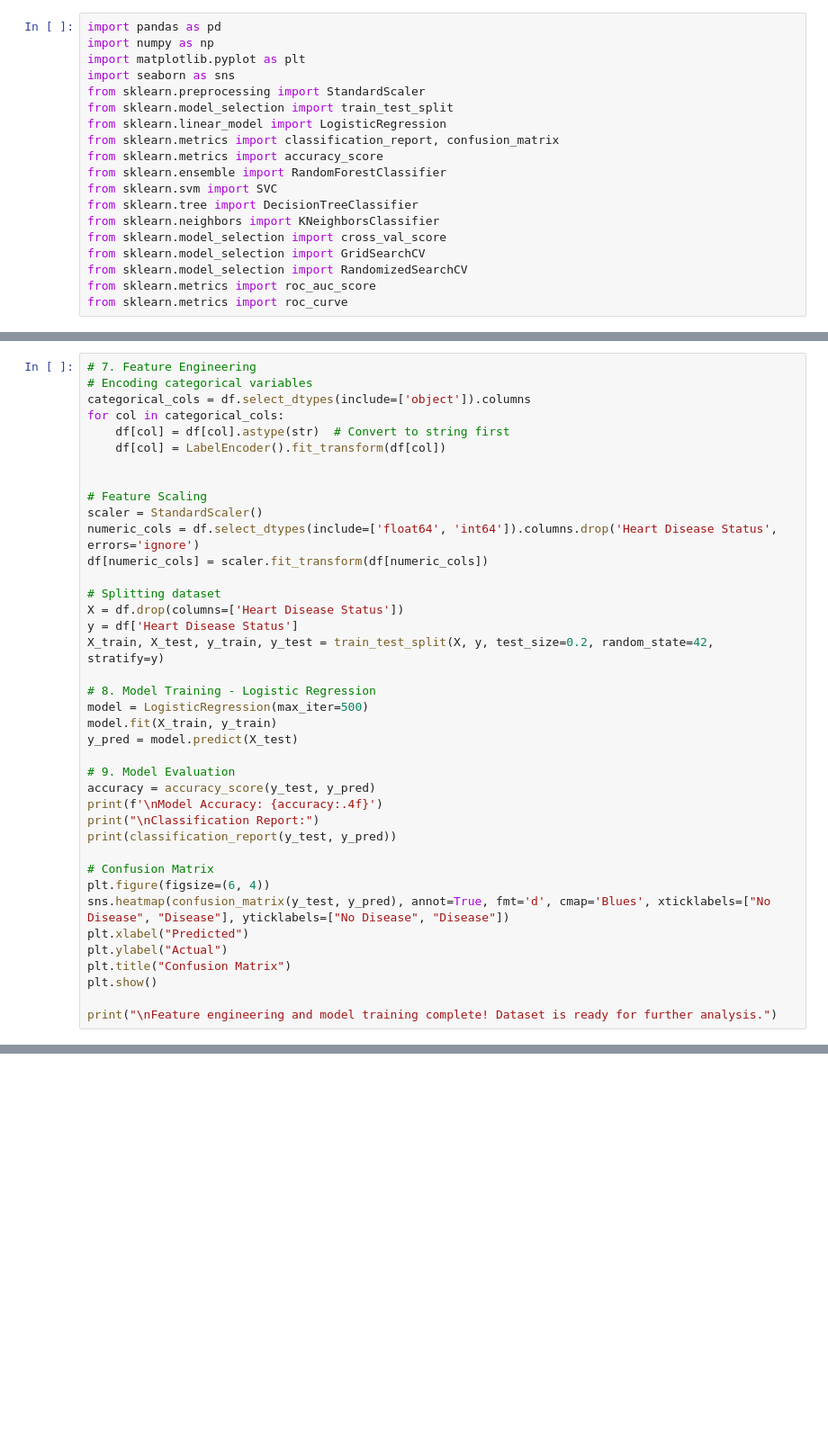
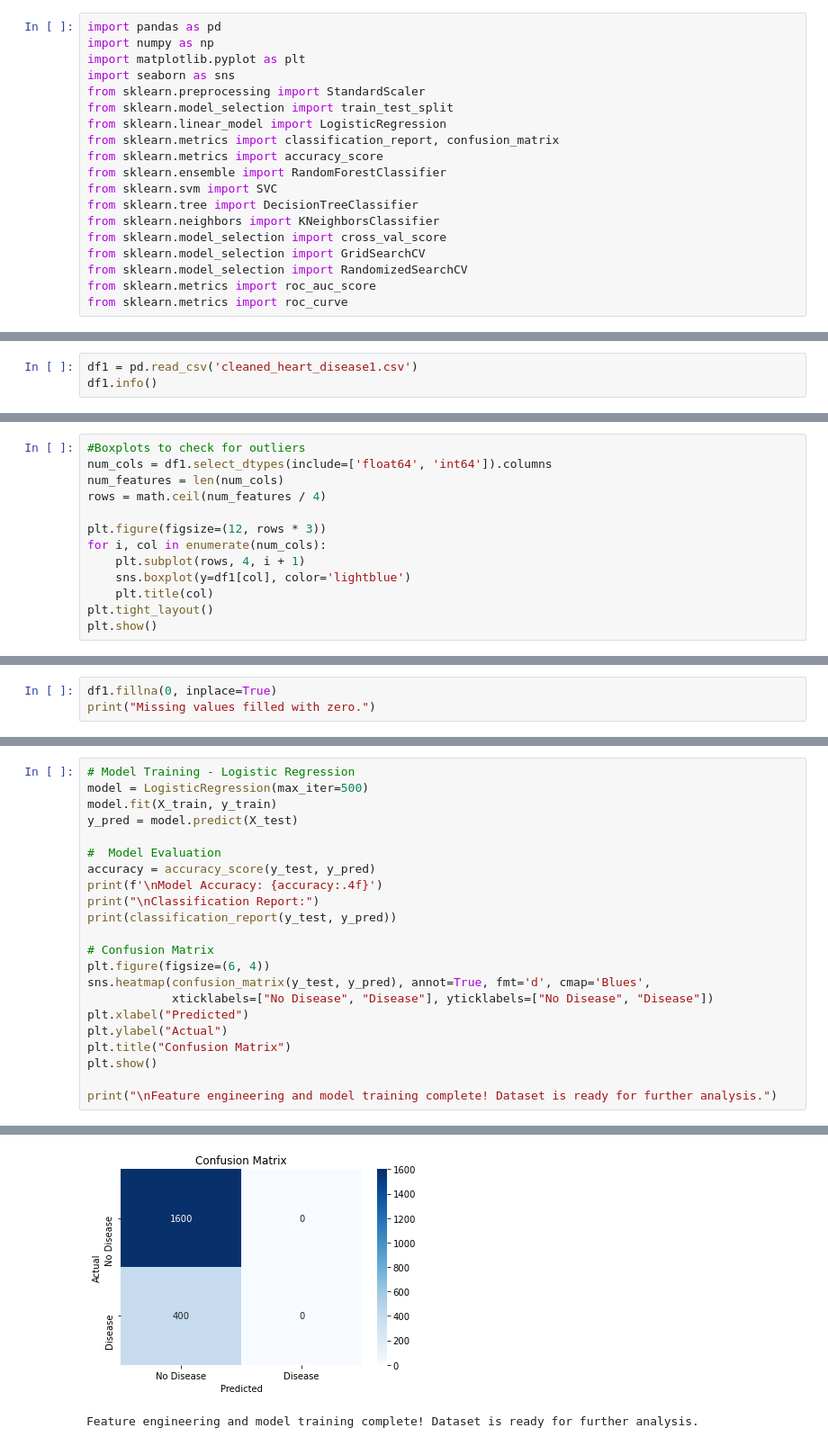
Before and after one commit to Dominic-Oseko/Group-10-Heart-disease-project, a Jupyter notebook: Members Notebook/index.david1.ipynb, the cells around one changed output, grey strips where cells are left out. Shown: that part at 90% size. Cells and saved outputs as stored; diff of their text form; blank space fills up the shorter version.

```diff
--- a/Members Notebook/index.david1.ipynb
+++ b/Members Notebook/index.david1.ipynb
@@ -175,0 +116,3 @@ EDA complete!
+# %%
+df1 = pd.read_csv('cleaned_heart_disease1.csv')
+df1.info()
@@ -175,0 +158,13 @@ EDA complete!
+# %%
+#Boxplots to check for outliers
+num_cols = df1.select_dtypes(include=['float64', 'int64']).columns
+num_features = len(num_cols)
+rows = math.ceil(num_features / 4)
+
+plt.figure(figsize=(12, rows * 3))
+for i, col in enumerate(num_cols):
+    plt.subplot(rows, 4, i + 1)
+    sns.boxplot(y=df1[col], color='lightblue')
+    plt.title(col)
+plt.tight_layout()
+plt.show()
@@ -196,0 +244,3 @@ Feature engineering complete! Dataset ready for modeling.
+# %%
+df1.fillna(0, inplace=True)
+print("Missing values filled with zero.")
@@ -197,28 +329,10 @@ Feature engineering complete! Dataset ready for modeling.
 # %%
-# 7. Feature Engineering
-# Encoding categorical variables
-categorical_cols = df.select_dtypes(include=['object']).columns
-for col in categorical_cols:
-    df[col] = df[col].astype(str)  # Convert to string first
-    df[col] = LabelEncoder().fit_transform(df[col])
-
-
-# Feature Scaling
-scaler = StandardScaler()
-numeric_cols = df.select_dtypes(include=['float64', 'int64']).columns.drop('Heart Disease Status', errors='ignore')
-df[numeric_cols] = scaler.fit_transform(df[numeric_cols])
-
-# Splitting dataset
-X = df.drop(columns=['Heart Disease Status'])
-y = df['Heart Disease Status']
-X_train, X_test, y_train, y_test = train_test_split(X, y, test_size=0.2, random_state=42, stratify=y)
-
-# 8. Model Training - Logistic Regression
+# Model Training - Logistic Regression
 model = LogisticRegression(max_iter=500)
 model.fit(X_train, y_train)
 y_pred = model.predict(X_test)
 
-# 9. Model Evaluation
+#  Model Evaluation
 accuracy = accuracy_score(y_test, y_pred)
 print(f'\nModel Accuracy: {accuracy:.4f}')
 print("\nClassification Report:")
@@ -226,7 +340,8 @@ print(classification_report(y_test, y_pred))
 
 # Confusion Matrix
 plt.figure(figsize=(6, 4))
-sns.heatmap(confusion_matrix(y_test, y_pred), annot=True, fmt='d', cmap='Blues', xticklabels=["No Disease", "Disease"], yticklabels=["No Disease", "Disease"])
+sns.heatmap(confusion_matrix(y_test, y_pred), annot=True, fmt='d', cmap='Blues',
+            xticklabels=["No Disease", "Disease"], yticklabels=["No Disease", "Disease"])
 plt.xlabel("Predicted")
 plt.ylabel("Actual")
 plt.title("Confusion Matrix")
@@ -237,0 +363,2 @@ ValueError: Input contains NaN, infinity or a value too large for dtype('float64
+[figure, added]
+Feature engineering and model training complete! Dataset is ready for further analysis.
```
Also changed, not shown: parts of 35 cells of this notebook.
